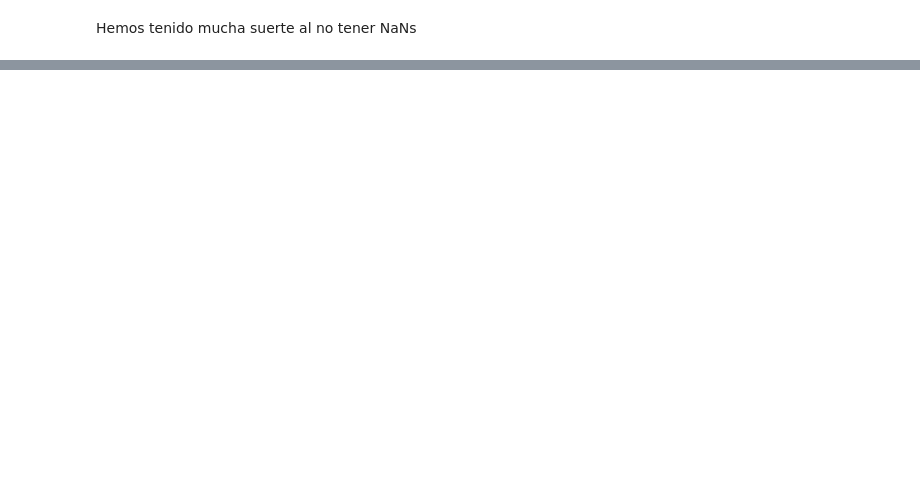
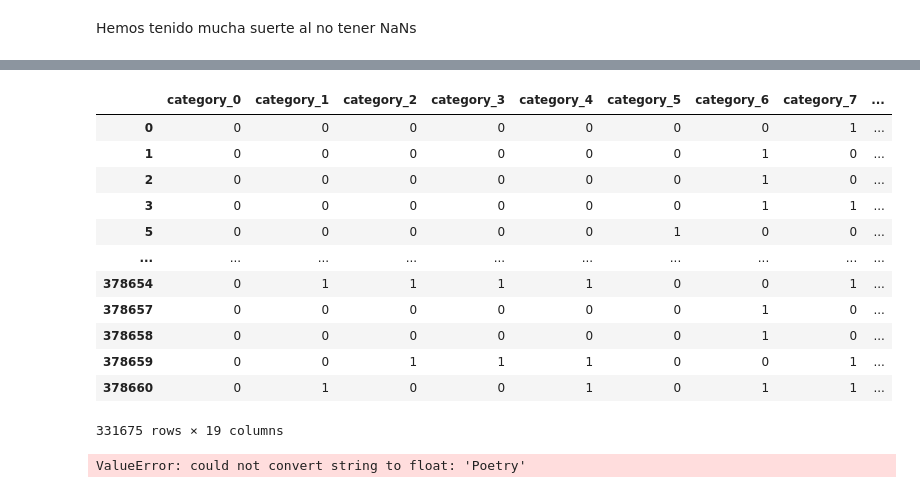
Before and after one commit to jaesmoris/Kickstarter_projects_kaggle, a Jupyter notebook: Kickstarter_projects.ipynb, the cells around one changed output, grey strips where cells are left out. Saved outputs shown, nothing was run; the diff lists cells and outputs as text; code cells hidden in the pictures; blank space fills up the shorter version.

```diff
--- a/Kickstarter_projects.ipynb
+++ b/Kickstarter_projects.ipynb
@@ -53,0 +215,20 @@ Hemos tenido mucha suerte al no tener NaNs
+# %%
+ce_be = ce.BinaryEncoder(cols=['category']);
+
+# transform the data
+data_binary = ce_be.fit_transform(df);
+data_binary
+# %% [output]
+|  | category_0 | category_1 | category_2 | category_3 | category_4 | category_5 | category_6 | category_7 | ... |
+| 0 | 0 | 0 | 0 | 0 | 0 | 0 | 0 | 1 | ... |
+| 1 | 0 | 0 | 0 | 0 | 0 | 0 | 1 | 0 | ... |
+| 2 | 0 | 0 | 0 | 0 | 0 | 0 | 1 | 0 | ... |
+| 3 | 0 | 0 | 0 | 0 | 0 | 0 | 1 | 1 | ... |
+| 5 | 0 | 0 | 0 | 0 | 0 | 1 | 0 | 0 | ... |
+| ... | ... | ... | ... | ... | ... | ... | ... | ... | ... |
+| 378654 | 0 | 1 | 1 | 1 | 1 | 0 | 0 | 1 | ... |
+| 378657 | 0 | 0 | 0 | 0 | 0 | 0 | 1 | 0 | ... |
+| 378658 | 0 | 0 | 0 | 0 | 0 | 0 | 1 | 0 | ... |
+| 378659 | 0 | 0 | 1 | 1 | 1 | 0 | 0 | 1 | ... |
+| 378660 | 0 | 1 | 0 | 0 | 1 | 0 | 1 | 1 | ... |
+331675 rows × 19 columns
@@ -53,0 +238,9 @@ Hemos tenido mucha suerte al no tener NaNs
+# %%
+from sklearn.preprocessing import StandardScaler
+# Standarize features
+scaler = StandardScaler()
+
+X = scaler.fit_transform(X)
+x_t, x_v, y_t, y_v = train_test_split(X, y, test_size = 0.3, random_state = 42)
+# %% [output]
+ValueError: could not convert string to float: 'Poetry'
```
Also changed, not shown: parts of 15 cells of this notebook.
